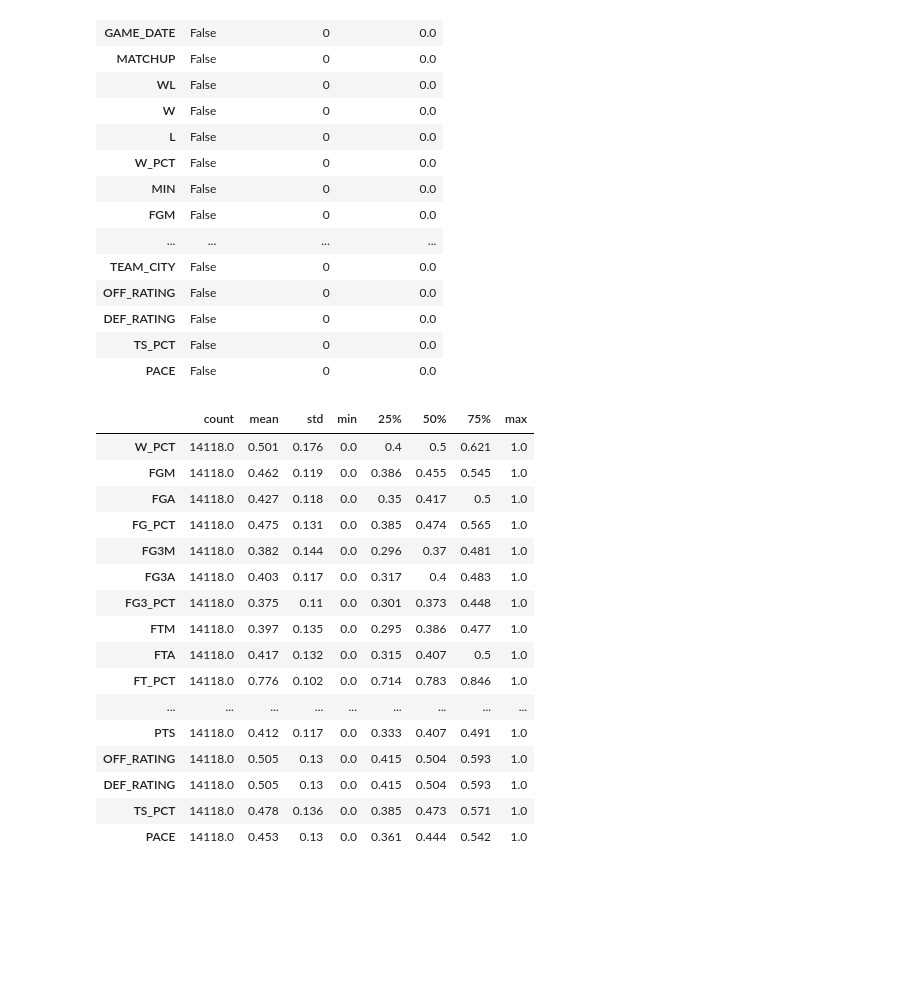
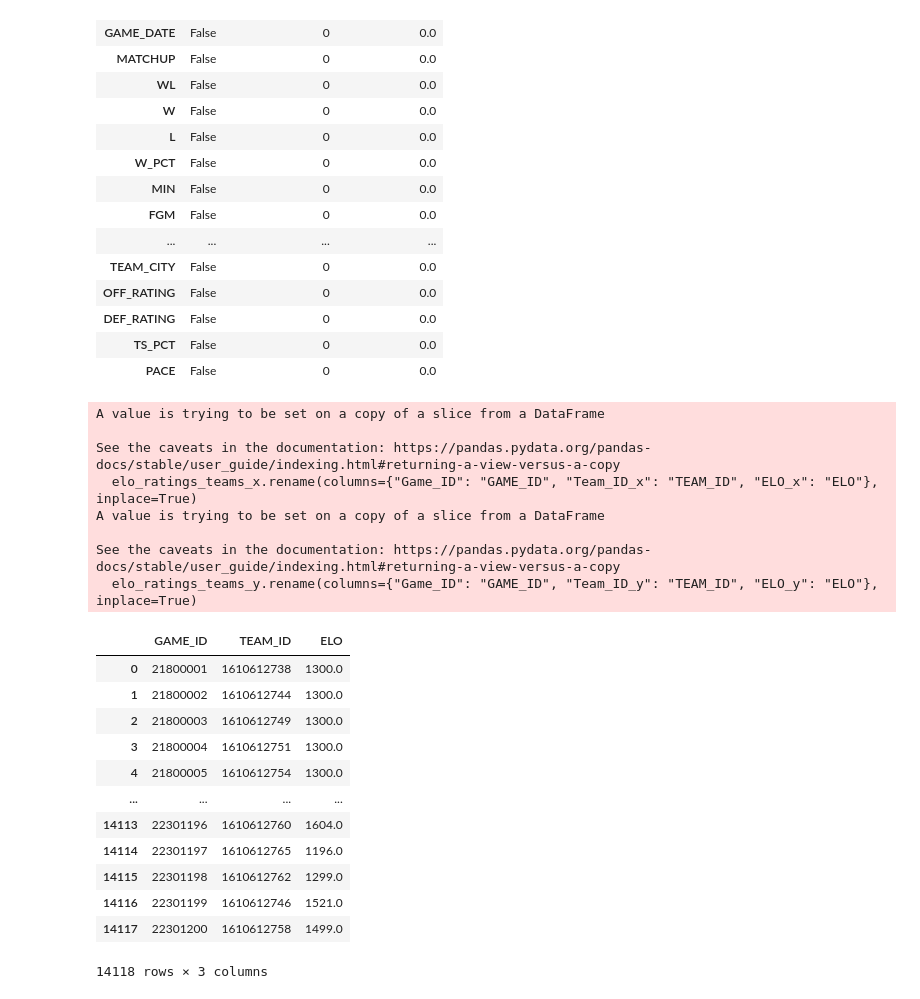
Before and after one commit to matgalv2/NBA-prediction, a Jupyter notebook: dataset-analysis/NBA_datasets_analysis.ipynb, the cells around one changed output. Cells and saved outputs as stored; diff of their text form; code cells hidden in the pictures; blank space fills up the shorter version.

```diff
--- a/dataset-analysis/NBA_datasets_analysis.ipynb
+++ b/dataset-analysis/NBA_datasets_analysis.ipynb
@@ -139,28 +141,37 @@ nulls_summary
 | PACE | False | 0 | 0.0 |
 # %%
 scaler = MinMaxScaler(feature_range=(0,1))
-normalized_array = scaler.fit_transform(dataset[columns_to_check])
-
-normalized_dataset = DataFrame(normalized_array, columns=[columns_to_check])
-normalized_dataset.describe().round(decimals=3).astype(object).transpose()
-# description = dataset[columns_to_check].describe().transpose()
-# description["maxmin"] = description["max"] - description["min"]
-# description[["min", "maxmin"]]
-# %% [output]
-|  | count | mean | std | min | 25% | 50% | 75% | max |
-| W_PCT | 14118.0 | 0.501 | 0.176 | 0.0 | 0.4 | 0.5 | 0.621 | 1.0 |
-| FGM | 14118.0 | 0.462 | 0.119 | 0.0 | 0.386 | 0.455 | 0.545 | 1.0 |
-| FGA | 14118.0 | 0.427 | 0.118 | 0.0 | 0.35 | 0.417 | 0.5 | 1.0 |
-| FG_PCT | 14118.0 | 0.475 | 0.131 | 0.0 | 0.385 | 0.474 | 0.565 | 1.0 |
-| FG3M | 14118.0 | 0.382 | 0.144 | 0.0 | 0.296 | 0.37 | 0.481 | 1.0 |
-| FG3A | 14118.0 | 0.403 | 0.117 | 0.0 | 0.317 | 0.4 | 0.483 | 1.0 |
-| FG3_PCT | 14118.0 | 0.375 | 0.11 | 0.0 | 0.301 | 0.373 | 0.448 | 1.0 |
-| FTM | 14118.0 | 0.397 | 0.135 | 0.0 | 0.295 | 0.386 | 0.477 | 1.0 |
-| FTA | 14118.0 | 0.417 | 0.132 | 0.0 | 0.315 | 0.407 | 0.5 | 1.0 |
-| FT_PCT | 14118.0 | 0.776 | 0.102 | 0.0 | 0.714 | 0.783 | 0.846 | 1.0 |
-| ... | ... | ... | ... | ... | ... | ... | ... | ... |
-| PTS | 14118.0 | 0.412 | 0.117 | 0.0 | 0.333 | 0.407 | 0.491 | 1.0 |
-| OFF_RATING | 14118.0 | 0.505 | 0.13 | 0.0 | 0.415 | 0.504 | 0.593 | 1.0 |
-| DEF_RATING | 14118.0 | 0.505 | 0.13 | 0.0 | 0.415 | 0.504 | 0.593 | 1.0 |
-| TS_PCT | 14118.0 | 0.478 | 0.136 | 0.0 | 0.385 | 0.473 | 0.571 | 1.0 |
-| PACE | 14118.0 | 0.453 | 0.13 | 0.0 | 0.361 | 0.444 | 0.542 | 1.0 |
+# %%
+elo_ratings = pd.concat([pd.read_csv(f'{path_to_resources}/elo-ratings/season_{season}.tsv', sep='\t') for season in generateSeasons(2018,2023)])
+
+elo_ratings_teams_x = elo_ratings[["Game_ID", "Team_ID_x", "ELO_x"]]
+elo_ratings_teams_x.rename(columns={"Game_ID": "GAME_ID", "Team_ID_x": "TEAM_ID", "ELO_x": "ELO"}, inplace=True)
+
+elo_ratings_teams_y = elo_ratings[["Game_ID", "Team_ID_y", "ELO_y"]]
+elo_ratings_teams_y.rename(columns={"Game_ID": "GAME_ID", "Team_ID_y": "TEAM_ID", "ELO_y": "ELO"}, inplace=True)
+
+elo_ratings_simplified = pd.concat([elo_ratings_teams_x, elo_ratings_teams_y], ignore_index=True)
+
+elo_ratings_simplified
+# %% [output]
+A value is trying to be set on a copy of a slice from a DataFrame
+
+See the caveats in the documentation: https://pandas.pydata.org/pandas-docs/stable/user_guide/indexing.html#returning-a-view-versus-a-copy
+  elo_ratings_teams_x.rename(columns={"Game_ID": "GAME_ID", "Team_ID_x": "TEAM_ID", "ELO_x": "ELO"}, inplace=True)
+A value is trying to be set on a copy of a slice from a DataFrame
+
+See the caveats in the documentation: https://pandas.pydata.org/pandas-docs/stable/user_guide/indexing.html#returning-a-view-versus-a-copy
+  elo_ratings_teams_y.rename(columns={"Game_ID": "GAME_ID", "Team_ID_y": "TEAM_ID", "ELO_y": "ELO"}, inplace=True)
+|  | GAME_ID | TEAM_ID | ELO |
+| 0 | 21800001 | 1610612738 | 1300.0 |
+| 1 | 21800002 | 1610612744 | 1300.0 |
+| 2 | 21800003 | 1610612749 | 1300.0 |
+| 3 | 21800004 | 1610612751 | 1300.0 |
+| 4 | 21800005 | 1610612754 | 1300.0 |
+| ... | ... | ... | ... |
+| 14113 | 22301196 | 1610612760 | 1604.0 |
+| 14114 | 22301197 | 1610612765 | 1196.0 |
+| 14115 | 22301198 | 1610612762 | 1299.0 |
+| 14116 | 22301199 | 1610612746 | 1521.0 |
+| 14117 | 22301200 | 1610612758 | 1499.0 |
+14118 rows × 3 columns
```
Also changed, not shown: parts of 4 cells of this notebook.
